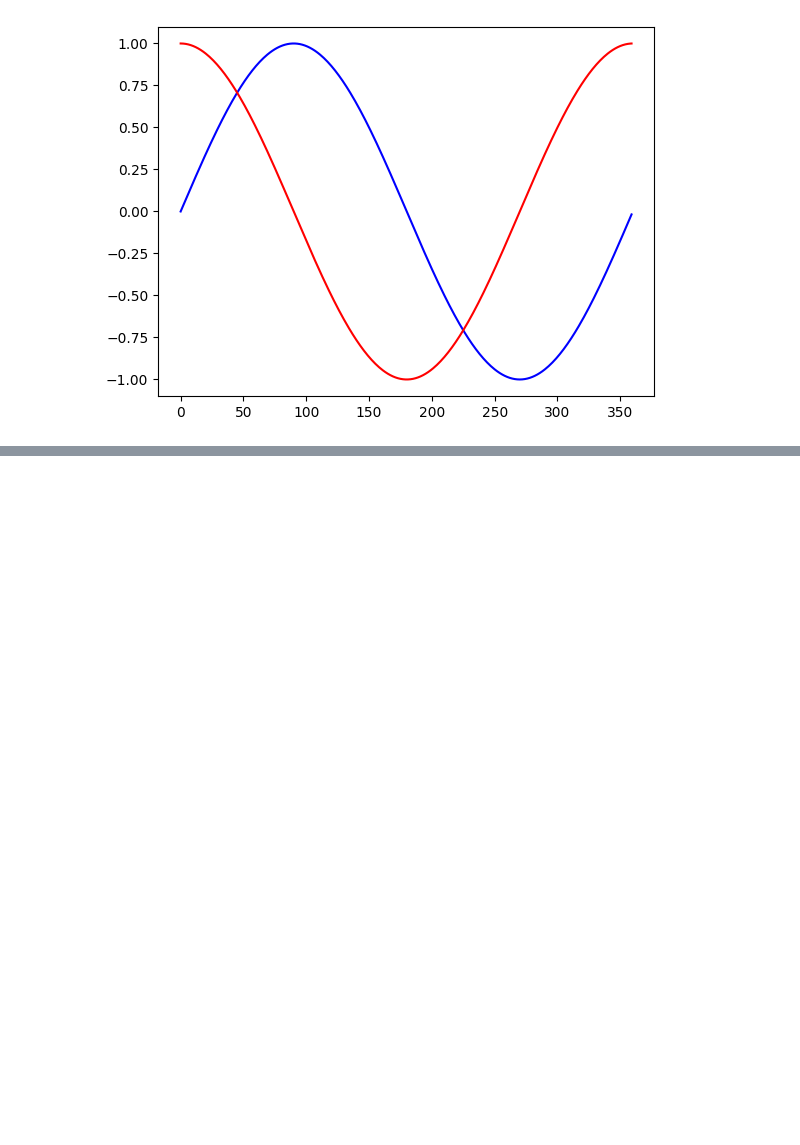
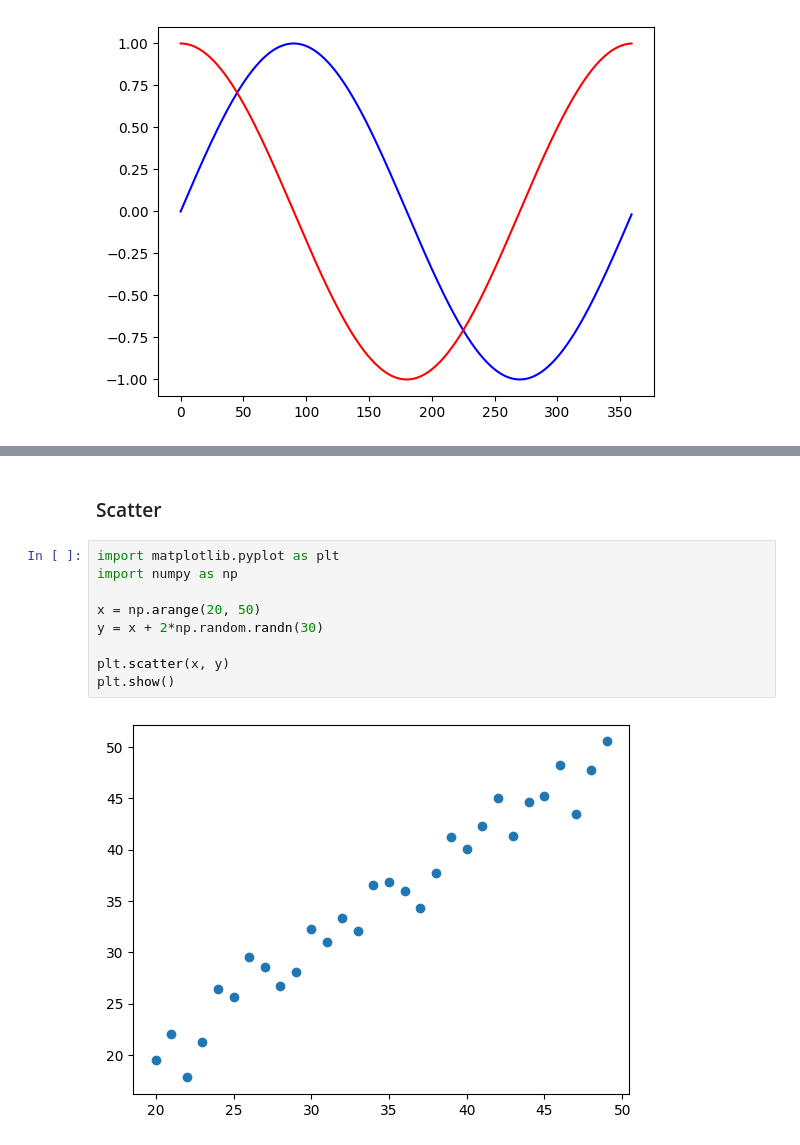
Before and after one commit to joostory/study-python, a Jupyter notebook: data_science.ipynb, the cells around one changed output, grey strips where cells are left out. Saved outputs shown, nothing was run; the diff lists cells and outputs as text; blank space fills up the shorter version.

```diff
--- a/data_science.ipynb
+++ b/data_science.ipynb
@@ -440,0 +462,13 @@ plt.show()
+# %% [markdown]
+### Scatter
+# %%
+import matplotlib.pyplot as plt
+import numpy as np
+
+x = np.arange(20, 50)
+y = x + 2*np.random.randn(30)
+
+plt.scatter(x, y)
+plt.show()
+# %% [output]
+[figure, added]
```
Also changed, not shown: parts of 33 cells of this notebook.
